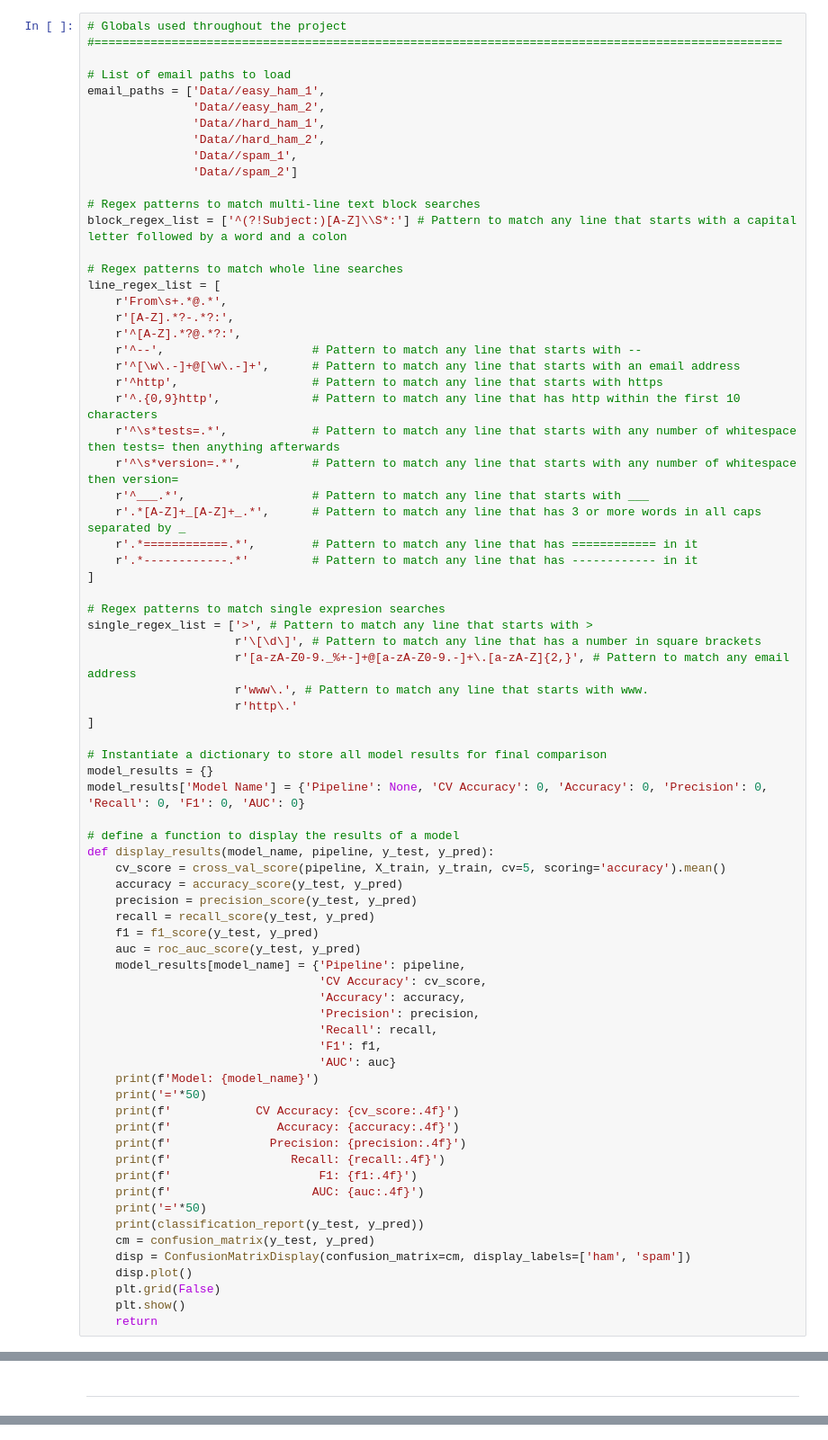
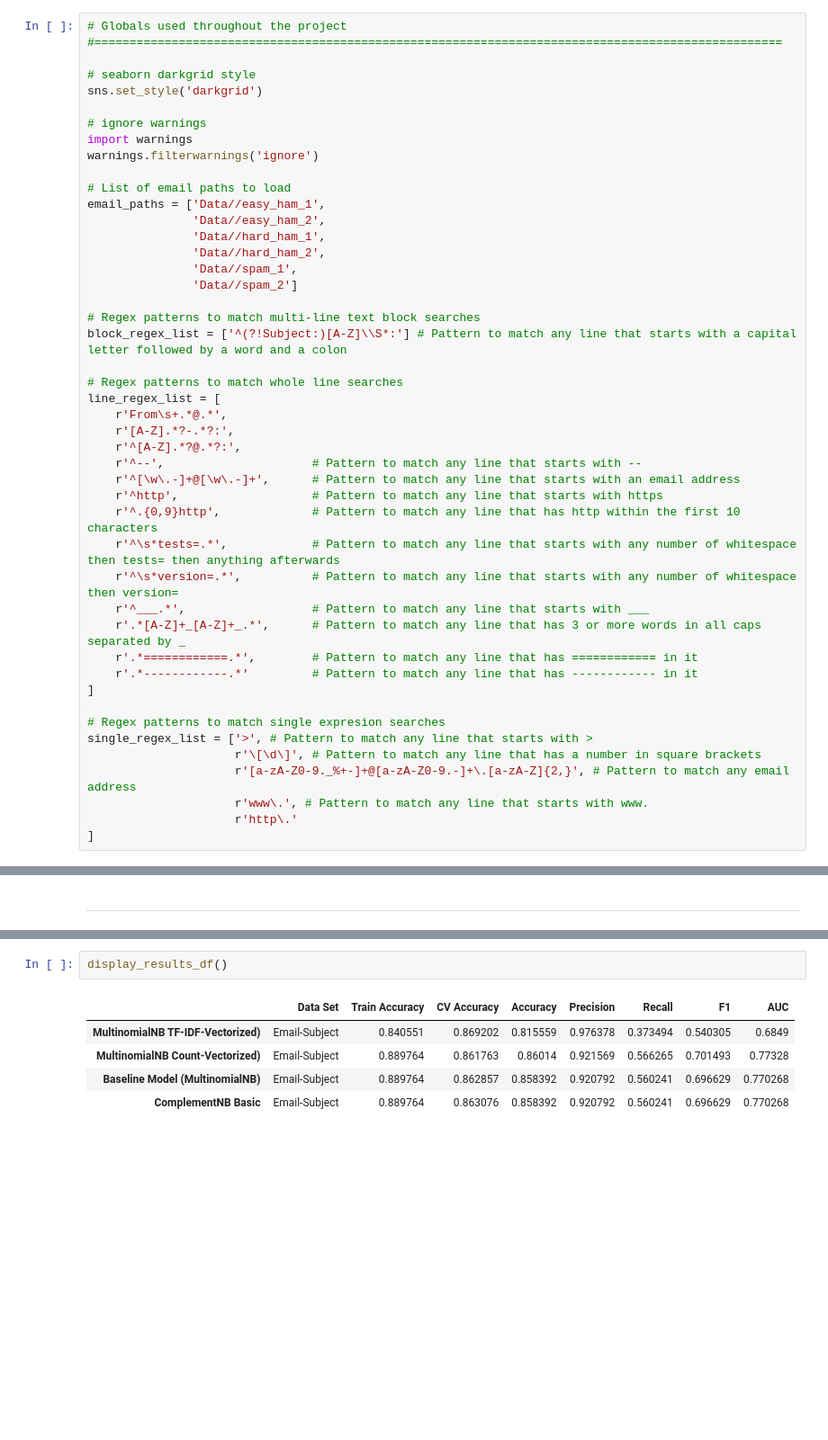
Before and after one commit to dman01337/HAM-vs-SPAM, a Jupyter notebook: Ham_vs_Spam.ipynb, the cells around one changed output, grey strips where cells are left out. Shown at 90% size. Drawn from its saved outputs; the diff is of its cells as text; blank space fills up the shorter version.

```diff
--- a/HTML Transformer.ipynb
+++ b/Ham_vs_Spam.ipynb
@@ -36,6 +30,13 @@ warnings.filterwarnings('ignore')
 # %%
 # Globals used throughout the project
 #==================================================================================================
+
+# seaborn darkgrid style
+sns.set_style('darkgrid')
+
+# ignore warnings
+import warnings
+warnings.filterwarnings('ignore')
 
 # List of email paths to load
 email_paths = ['Data//easy_ham_1',
@@ -72,39 +73,3 @@ single_regex_list = ['>', # Pattern to match any line that starts with >
                      r'www\.', # Pattern to match any line that starts with www.
                      r'http\.'
 ]
-
-# Instantiate a dictionary to store all model results for final comparison
-model_results = {}
-model_results['Model Name'] = {'Pipeline': None, 'CV Accuracy': 0, 'Accuracy': 0, 'Precision': 0, 'Recall': 0, 'F1': 0, 'AUC': 0}
-
-# define a function to display the results of a model
-def display_results(model_name, pipeline, y_test, y_pred):
-    cv_score = cross_val_score(pipeline, X_train, y_train, cv=5, scoring='accuracy').mean()
-    accuracy = accuracy_score(y_test, y_pred)
-    precision = precision_score(y_test, y_pred)
-    recall = recall_score(y_test, y_pred)
-    f1 = f1_score(y_test, y_pred)
-    auc = roc_auc_score(y_test, y_pred)
-    model_results[model_name] = {'Pipeline': pipeline,
-                                 'CV Accuracy': cv_score,
-                                 'Accuracy': accuracy,
-                                 'Precision': precision,
-                                 'Recall': recall,
-                                 'F1': f1,
-                                 'AUC': auc}
-    print(f'Model: {model_name}')
-    print('='*50)
-    print(f'            CV Accuracy: {cv_score:.4f}')
-    print(f'               Accuracy: {accuracy:.4f}')
-    print(f'              Precision: {precision:.4f}')
-    print(f'                 Recall: {recall:.4f}')
-    print(f'                     F1: {f1:.4f}')
-    print(f'                    AUC: {auc:.4f}')
-    print('='*50)
-    print(classification_report(y_test, y_pred))
-    cm = confusion_matrix(y_test, y_pred)
-    disp = ConfusionMatrixDisplay(confusion_matrix=cm, display_labels=['ham', 'spam'])
-    disp.plot()
-    plt.grid(False)
-    plt.show()
-    return
@@ -542,0 +744,8 @@ model_results
+# %%
+display_results_df()
+# %% [output]
+|  | Data Set | Train Accuracy | CV Accuracy | Accuracy | Precision | Recall | F1 | AUC |
+| MultinomialNB TF-IDF-Vectorized) | Email-Subject | 0.840551 | 0.869202 | 0.815559 | 0.976378 | 0.373494 | 0.540305 | 0.6849 |
+| MultinomialNB Count-Vectorized) | Email-Subject | 0.889764 | 0.861763 | 0.86014 | 0.921569 | 0.566265 | 0.701493 | 0.77328 |
+| Baseline Model (MultinomialNB) | Email-Subject | 0.889764 | 0.862857 | 0.858392 | 0.920792 | 0.560241 | 0.696629 | 0.770268 |
+| ComplementNB Basic | Email-Subject | 0.889764 | 0.863076 | 0.858392 | 0.920792 | 0.560241 | 0.696629 | 0.770268 |
```
Also changed, not shown: parts of 31 cells of this notebook.
